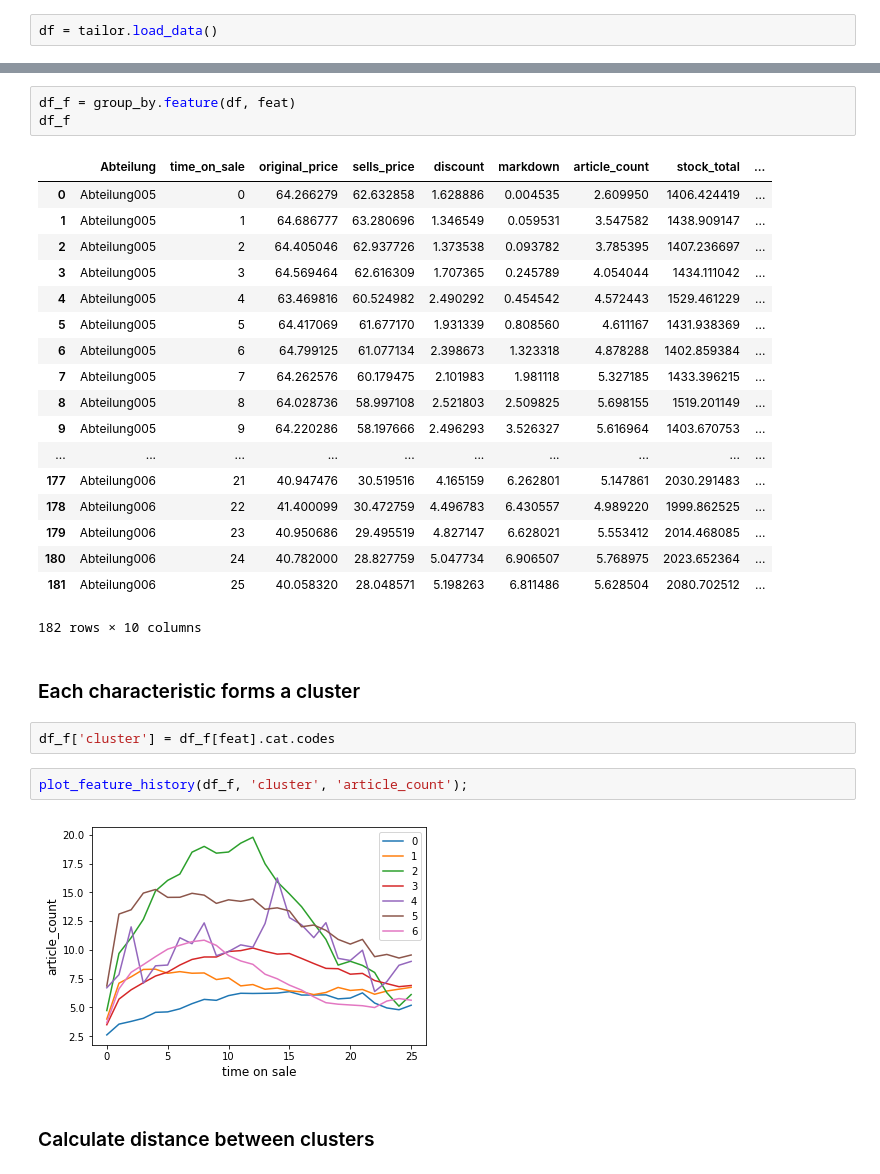
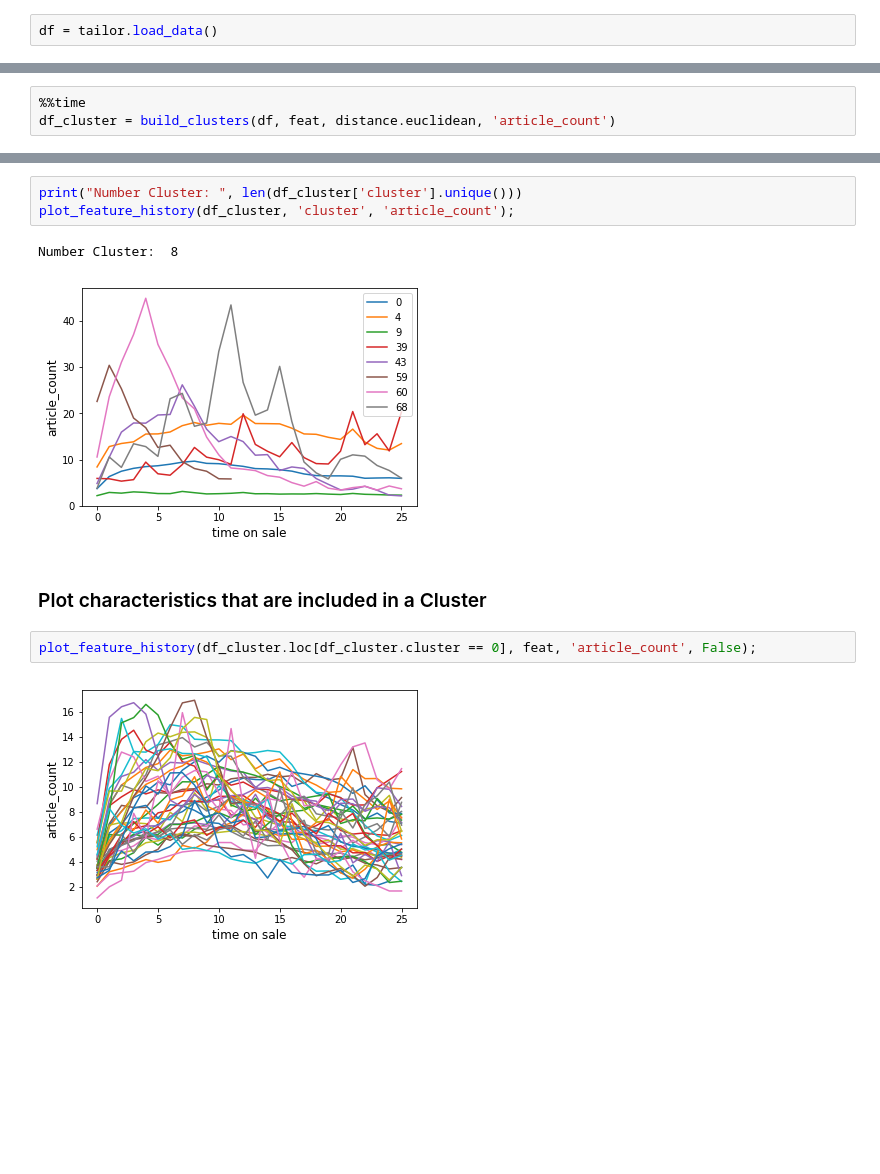
Before and after one commit to indyfree/tailor, a Jupyter notebook: notebooks/06-cluster-feature.ipynb, the cells around one changed output, grey strips where cells are left out. Saved outputs shown, nothing was run; the diff lists cells and outputs as text; blank space fills up the shorter version.

Commit message:
Rework clustering notebook

```diff
--- a/notebooks/06-cluster-feature.ipynb
+++ b/notebooks/06-cluster-feature.ipynb
@@ -29,3 +29,6 @@ season       0.199529
 WUG          0.132761
 color        0.059410
 dtype: float64
+# %%
+%%time
+df_cluster = build_clusters(df, feat, distance.euclidean, 'article_count')
@@ -39,32 +44,12 @@ Abteilung
-# %%
-df_f = group_by.feature(df, feat)
-df_f
-# %% [output]
-|  | Abteilung | time_on_sale | original_price | sells_price | discount | markdown | article_count | stock_total | ... |
-| 0 | Abteilung005 | 0 | 64.266279 | 62.632858 | 1.628886 | 0.004535 | 2.609950 | 1406.424419 | ... |
-| 1 | Abteilung005 | 1 | 64.686777 | 63.280696 | 1.346549 | 0.059531 | 3.547582 | 1438.909147 | ... |
-| 2 | Abteilung005 | 2 | 64.405046 | 62.937726 | 1.373538 | 0.093782 | 3.785395 | 1407.236697 | ... |
-| 3 | Abteilung005 | 3 | 64.569464 | 62.616309 | 1.707365 | 0.245789 | 4.054044 | 1434.111042 | ... |
-| 4 | Abteilung005 | 4 | 63.469816 | 60.524982 | 2.490292 | 0.454542 | 4.572443 | 1529.461229 | ... |
-| 5 | Abteilung005 | 5 | 64.417069 | 61.677170 | 1.931339 | 0.808560 | 4.611167 | 1431.938369 | ... |
-| 6 | Abteilung005 | 6 | 64.799125 | 61.077134 | 2.398673 | 1.323318 | 4.878288 | 1402.859384 | ... |
-| 7 | Abteilung005 | 7 | 64.262576 | 60.179475 | 2.101983 | 1.981118 | 5.327185 | 1433.396215 | ... |
-| 8 | Abteilung005 | 8 | 64.028736 | 58.997108 | 2.521803 | 2.509825 | 5.698155 | 1519.201149 | ... |
-| 9 | Abteilung005 | 9 | 64.220286 | 58.197666 | 2.496293 | 3.526327 | 5.616964 | 1403.670753 | ... |
-| ... | ... | ... | ... | ... | ... | ... | ... | ... | ... |
-| 177 | Abteilung006 | 21 | 40.947476 | 30.519516 | 4.165159 | 6.262801 | 5.147861 | 2030.291483 | ... |
-| 178 | Abteilung006 | 22 | 41.400099 | 30.472759 | 4.496783 | 6.430557 | 4.989220 | 1999.862525 | ... |
-| 179 | Abteilung006 | 23 | 40.950686 | 29.495519 | 4.827147 | 6.628021 | 5.553412 | 2014.468085 | ... |
-| 180 | Abteilung006 | 24 | 40.782000 | 28.827759 | 5.047734 | 6.906507 | 5.768975 | 2023.652364 | ... |
-| 181 | Abteilung006 | 25 | 40.058320 | 28.048571 | 5.198263 | 6.811486 | 5.628504 | 2080.702512 | ... |
-182 rows × 10 columns
-# %% [markdown]
-### Each characteristic forms a cluster
-# %%
-df_f['cluster'] = df_f[feat].cat.codes
+# %%
+print("Number Cluster: ", len(df_cluster['cluster'].unique()))
+plot_feature_history(df_cluster, 'cluster', 'article_count');
+# %% [output]
+Number Cluster:  8
+[figure, added]
+# %% [markdown]
+### Plot characteristics that are included in a Cluster
 # %%
-plot_feature_history(df_f, 'cluster', 'article_count');
+plot_feature_history(df_cluster.loc[df_cluster.cluster == 0], feat, 'article_count', False);
 # %% [output]
-[figure, old version]
+[figure, new version]
-# %% [markdown]
-### Calculate distance between clusters
```
Also changed, not shown: parts of 15 cells of this notebook, 1 other file.
